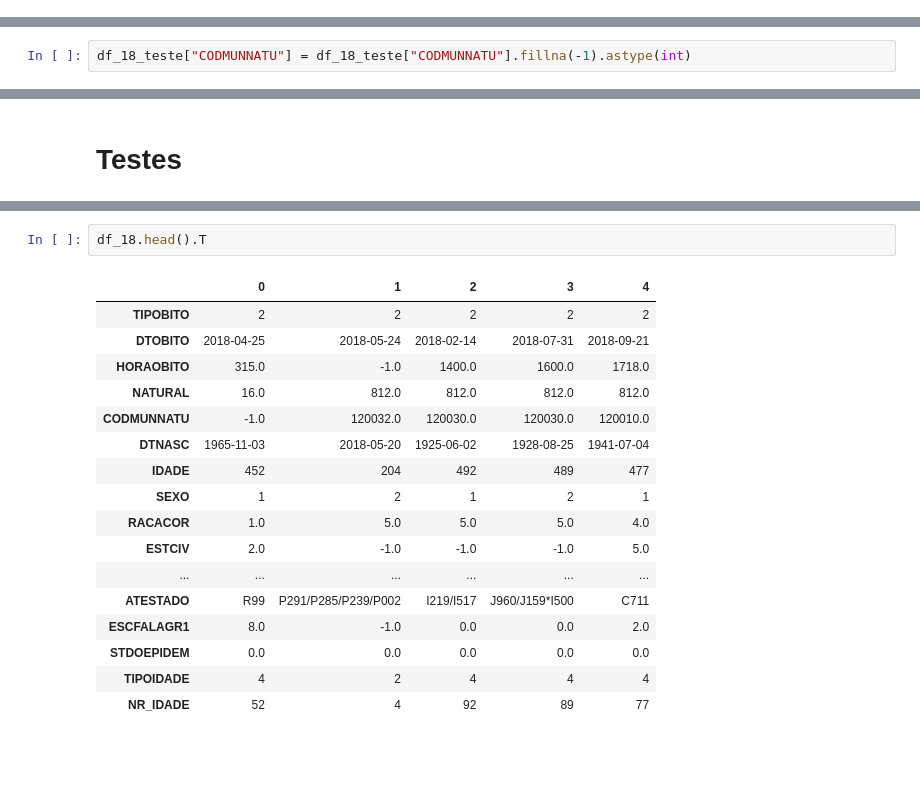
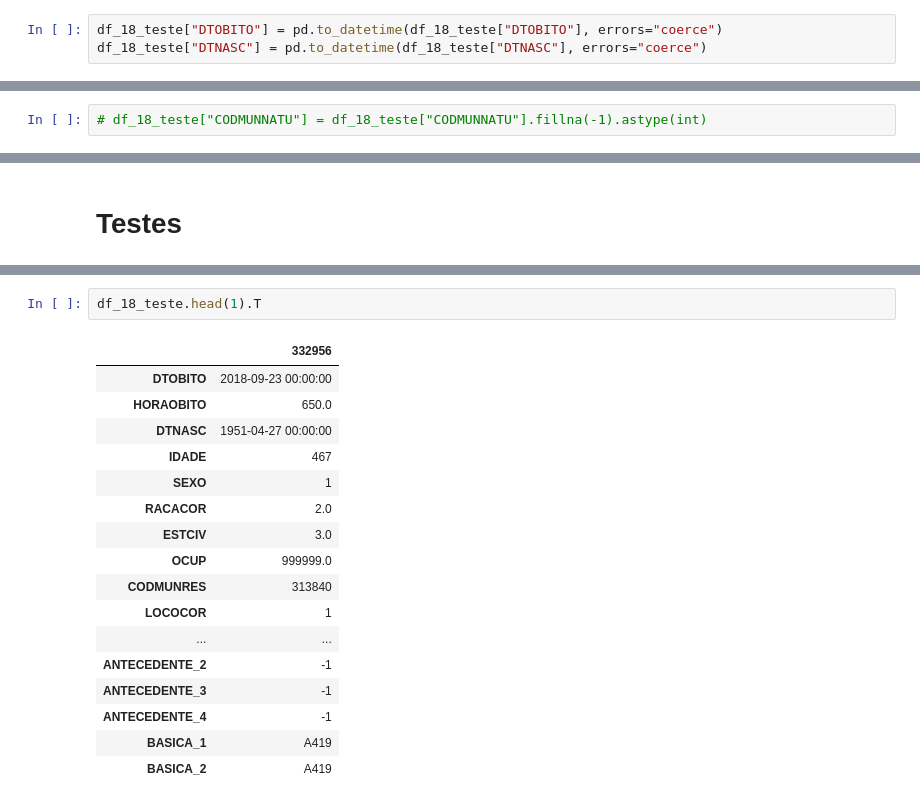
Before and after one commit to caiogoia123/Projeto_Final_BI, a Jupyter notebook: Projeto_Final.ipynb, the cells around one changed output, grey strips where cells are left out. Cells and saved outputs as stored; diff of their text form; blank space fills up the shorter version.

```diff
--- a/Projeto_Final.ipynb
+++ b/Projeto_Final.ipynb
@@ -30,0 +51,3 @@ memory usage: 16.1+ MB
+# %%
+df_18_teste["DTOBITO"] = pd.to_datetime(df_18_teste["DTOBITO"], errors="coerce")
+df_18_teste["DTNASC"] = pd.to_datetime(df_18_teste["DTNASC"], errors="coerce")
@@ -31,5 +74,5 @@ memory usage: 16.1+ MB
 # %%
-df_18_teste["CODMUNNATU"] = df_18_teste["CODMUNNATU"].fillna(-1).astype(int)
+# df_18_teste["CODMUNNATU"] = df_18_teste["CODMUNNATU"].fillna(-1).astype(int)
 # %%
 # df_18 = pd.read_csv('DO_18.csv', sep=',')
 # df_19 = pd.read_csv('DO_19.csv', sep=',')
@@ -1257,20 +1505,20 @@ conn.close()
 # %%
-df_18.head().T
+df_18_teste.head(1).T
 # %% [output]
-|  | 0 | 1 | 2 | 3 | 4 |
-| TIPOBITO | 2 | 2 | 2 | 2 | 2 |
-| DTOBITO | 2018-04-25 | 2018-05-24 | 2018-02-14 | 2018-07-31 | 2018-09-21 |
-| HORAOBITO | 315.0 | -1.0 | 1400.0 | 1600.0 | 1718.0 |
-| NATURAL | 16.0 | 812.0 | 812.0 | 812.0 | 812.0 |
-| CODMUNNATU | -1.0 | 120032.0 | 120030.0 | 120030.0 | 120010.0 |
-| DTNASC | 1965-11-03 | 2018-05-20 | 1925-06-02 | 1928-08-25 | 1941-07-04 |
-| IDADE | 452 | 204 | 492 | 489 | 477 |
-| SEXO | 1 | 2 | 1 | 2 | 1 |
-| RACACOR | 1.0 | 5.0 | 5.0 | 5.0 | 4.0 |
-| ESTCIV | 2.0 | -1.0 | -1.0 | -1.0 | 5.0 |
-| ... | ... | ... | ... | ... | ... |
-| ATESTADO | R99 | P291/P285/P239/P002 | I219/I517 | J960/J159*I500 | C711 |
-| ESCFALAGR1 | 8.0 | -1.0 | 0.0 | 0.0 | 2.0 |
-| STDOEPIDEM | 0.0 | 0.0 | 0.0 | 0.0 | 0.0 |
-| TIPOIDADE | 4 | 2 | 4 | 4 | 4 |
-| NR_IDADE | 52 | 4 | 92 | 89 | 77 |
+|  | 332956 |
+| DTOBITO | 2018-09-23 00:00:00 |
+| HORAOBITO | 650.0 |
+| DTNASC | 1951-04-27 00:00:00 |
+| IDADE | 467 |
+| SEXO | 1 |
+| RACACOR | 2.0 |
+| ESTCIV | 3.0 |
+| OCUP | 999999.0 |
+| CODMUNRES | 313840 |
+| LOCOCOR | 1 |
+| ... | ... |
+| ANTECEDENTE_2 | -1 |
+| ANTECEDENTE_3 | -1 |
+| ANTECEDENTE_4 | -1 |
+| BASICA_1 | A419 |
+| BASICA_2 | A419 |
```
Also changed, not shown: parts of 48 cells of this notebook.
